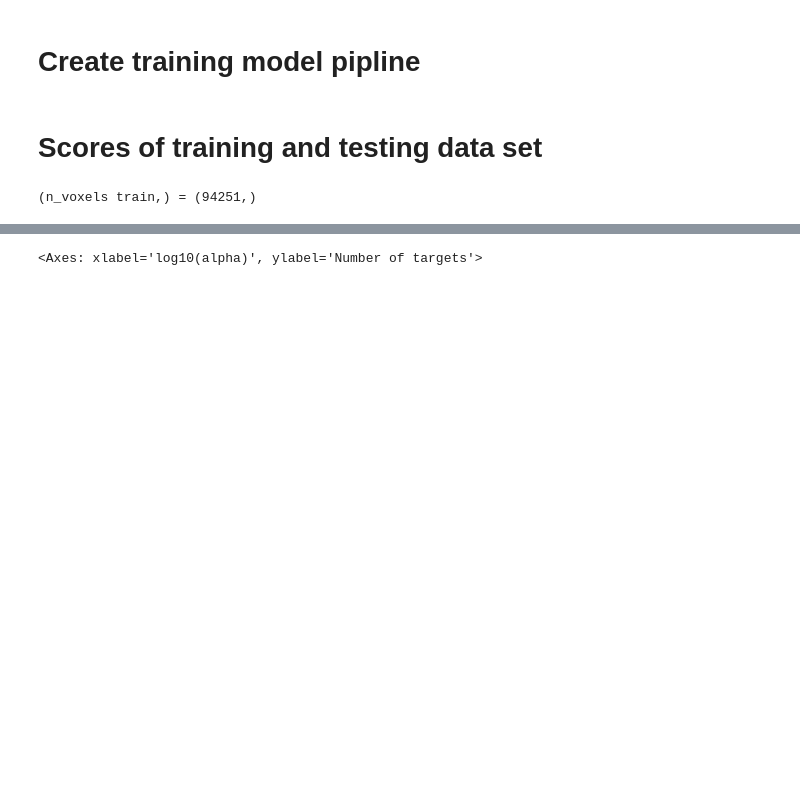
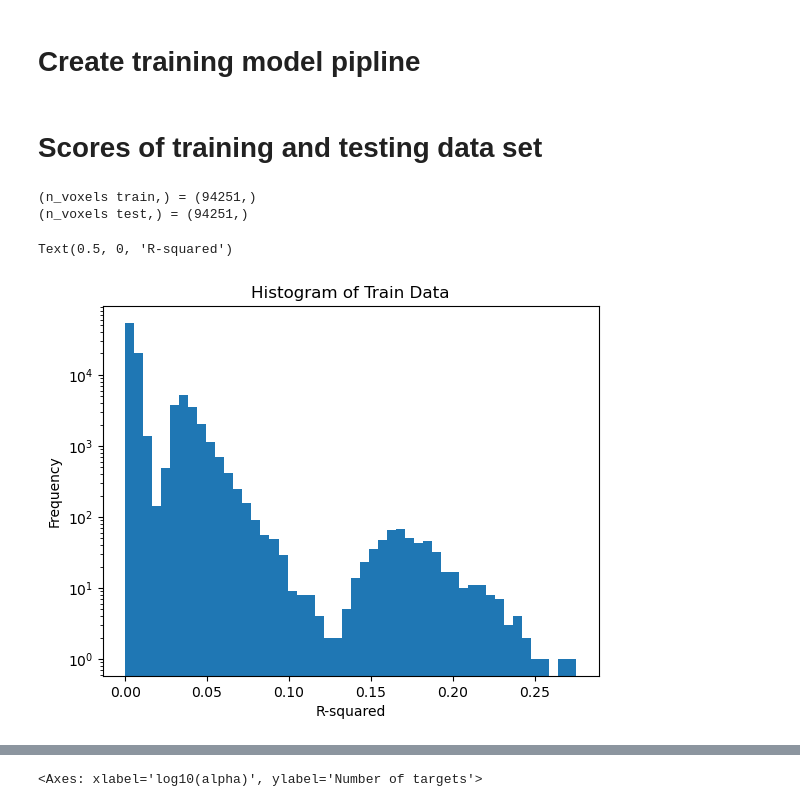
Before and after one commit to genandlam/stories_fmri, a Jupyter notebook: model.ipynb, the cells around one changed output, grey strips where cells are left out. Cells and saved outputs as stored; diff of their text form; code cells hidden in the pictures; blank space fills up the shorter version.

```diff
--- a/model.ipynb
+++ b/model.ipynb
@@ -17,11 +19,12 @@ from sklearn.model_selection import check_cv
 # %%
 subject = "sub-UTS02"
 dir ='results/eng1000'
-file_name = os.path.join(REPO_DIR, dir,subject,'features.json')
-with open(file_name, "r") as f:
+with open(os.path.join(REPO_DIR, dir,subject,'features_train.json'), "r") as f:
 	X_train = json.load(f)
+with open(os.path.join(REPO_DIR, dir,subject,'features_test.json'), "r") as f:
+	X_test = json.load(f)
 X_train = np.array(X_train, dtype=float)
-X_test = np.array(X_train, dtype=float)
+X_test = np.array(X_test, dtype=float)
 #X_train = np.vstack((X_train, X_train))
 print("(n_samples_train, n_features) =", X_train.shape)
 print("(n_samples_test, n_features) =", X_test.shape)
@@ -33,12 +36,9 @@ print("(n_samples_test, n_features) =", X_test.shape)
 # %%
-#subject = "sub-UTS01"
 subject = "sub-UTS02"
-subject_test = "sub-UTS03"
 dir ='results/eng1000/'
-with open(os.path.join(REPO_DIR, dir,subject,'fmri.json'), "r") as f:
+with open(os.path.join(REPO_DIR, dir,subject,'fmri_train.json'), "r") as f:
 	Y_train = json.load(f)
-
-with open(os.path.join(REPO_DIR, dir,subject_test,'fmri.json'), "r") as f:
+with open(os.path.join(REPO_DIR, dir,subject,'fmri_test.json'), "r") as f:
 	Y_test = json.load(f)
 Y_train = np.array(Y_train, dtype=float)
 Y_test = np.array(Y_test, dtype=float)
@@ -78,7 +78,17 @@ _ = pipeline.fit(X_train, Y_train)
 # %%
 scores_train = pipeline.score(X_train, Y_train)
 print("(n_voxels train,) =", scores_train.shape)
-#scores_test = pipeline.score(X_test, Y_test)
-#print("(n_voxels test,) =", scores_test.shape)
+scores_test = pipeline.score(X_test, Y_test)
+print("(n_voxels test,) =", scores_test.shape)
 # %% [output]
 (n_voxels train,) = (94251,)
+(n_voxels test,) = (94251,)
+# %%
+import matplotlib.pyplot as plt
+plt.hist(scores_train, bins=50, log=True)
+plt.title("Histogram of Train Data")
+plt.ylabel("Frequency")
+plt.xlabel("R-squared")
+# %% [output]
+Text(0.5, 0, 'R-squared')
+[figure, added]
```
Also changed, not shown: parts of 14 cells of this notebook.
